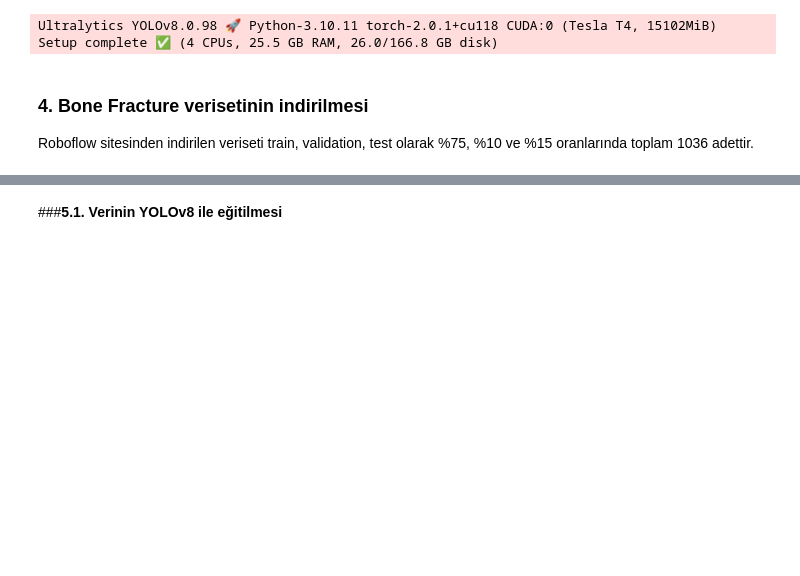
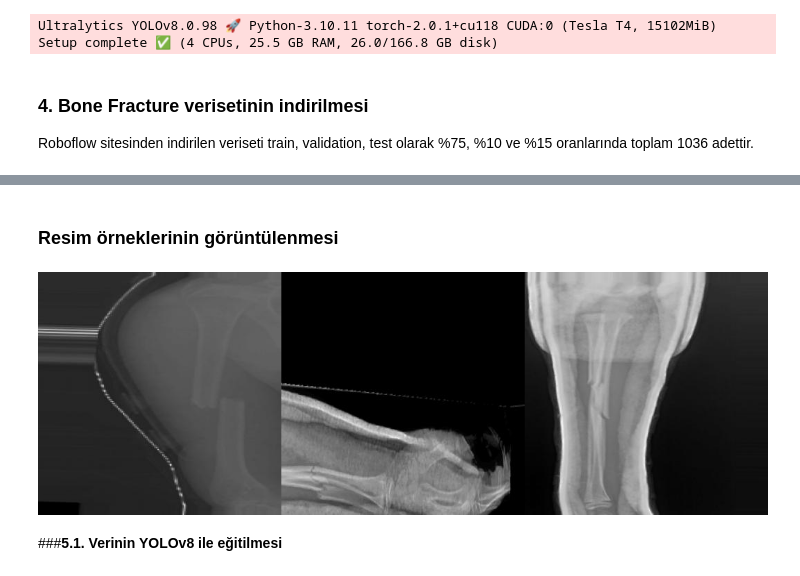
Before and after one commit to nesibegul/BoneFracture_YOLOv8, a Jupyter notebook: Bone_Fracture.ipynb, the cells around one changed output, grey strips where cells are left out. Drawn from its saved outputs; the diff is of its cells as text; code cells hidden in the pictures; blank space fills up the shorter version.

```diff
--- a/Bone_Fracture.ipynb
+++ b/Bone_Fracture.ipynb
@@ -94,6 +94,46 @@ loading Roboflow workspace...
 loading Roboflow project...
 [WARNING] we noticed you are downloading a `yolov8` datasets but you don't have `ultralytics` installed. Roboflow `.deploy` supports only models trained with `ultralytics<=8.0.20`, to intall it `pip i ...
 Downloading Dataset Version Zip in Bone-fracture-detection-1 to yolov8: 100% [11748860 / 11748860] bytes
+# %% [markdown]
+### Resim örneklerinin görüntülenmesi
+# %%
+import os
+from PIL import Image
+
+folder_path = '/content/drive/MyDrive/BitirmeProjesi/Bone_fracture/train/images'
+
+# Klasördeki tüm dosya isimlerini alın
+file_names = os.listdir(folder_path)
+
+# İlk üç dosyayı seçin
+selected_files = file_names[:3]
+
+# Görüntüleri yan yana görüntülemek için yeni bir resim oluşturun
+total_width = 0
+max_height = 0
+
+for file_name in selected_files:
+    image_path = os.path.join(folder_path, file_name)
+    image = Image.open(image_path)
+    total_width += image.width
+    max_height = max(max_height, image.height)
+
+# Yeni resmi oluşturun
+merged_image = Image.new('RGB', (total_width, max_height))
+
+# Görüntüleri birleştirin
+x_offset = 0
+
+for file_name in selected_files:
+    image_path = os.path.join(folder_path, file_name)
+    image = Image.open(image_path)
+    merged_image.paste(image, (x_offset, 0))
+    x_offset += image.width
+
+
+merged_image.show()
+# %% [output]
+[figure, added]
 # %% [markdown]
 ###**5.1. Verinin YOLOv8 ile eğitilmesi**
 # %%
```
Also changed, not shown: parts of 3 cells of this notebook.
